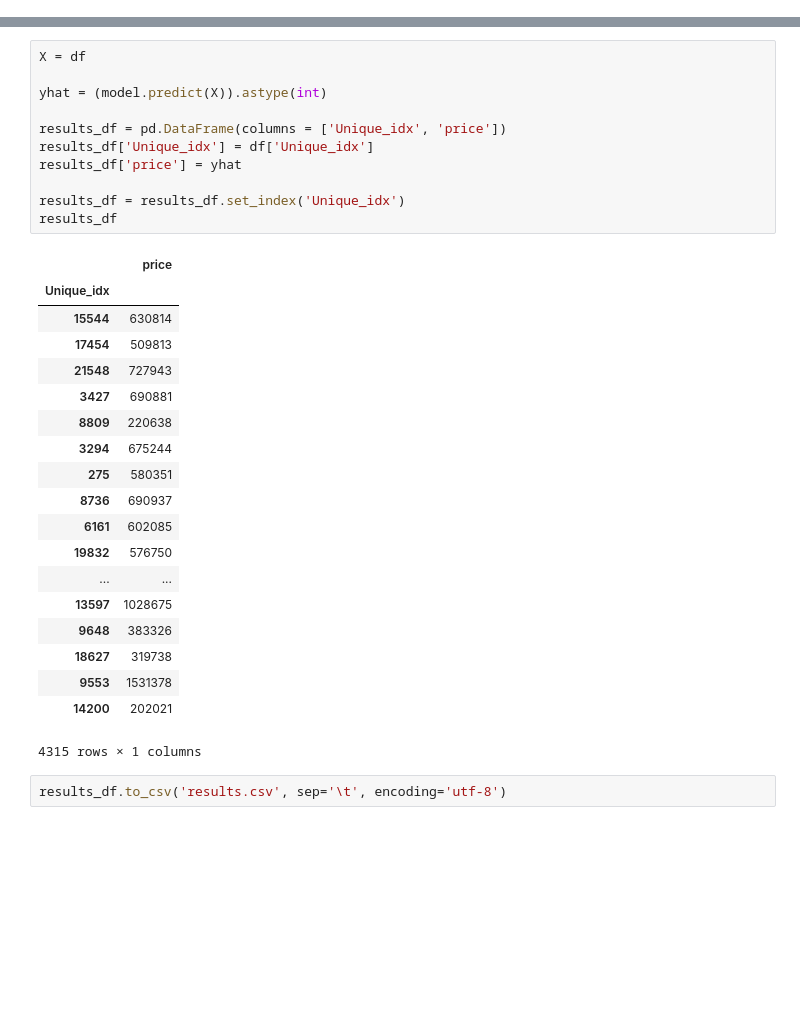
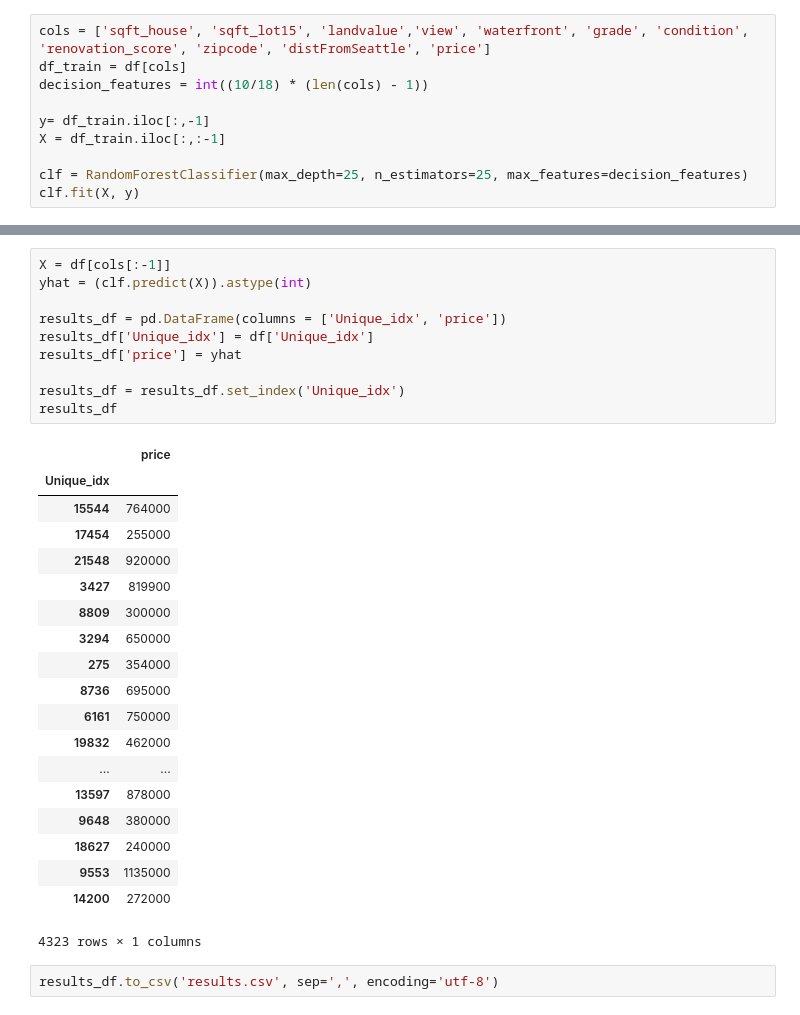
Before and after one commit to WhyHelloPear/kaggle01, a Jupyter notebook: final_model.ipynb, the cells around one changed output, grey strips where cells are left out. Cells and saved outputs as stored; diff of their text form; blank space fills up the shorter version.

```diff
--- a/final_model.ipynb
+++ b/final_model.ipynb
@@ -12,0 +319,10 @@ import statsmodels.formula.api as smf
+# %%
+cols = ['sqft_house', 'sqft_lot15', 'landvalue','view', 'waterfront', 'grade', 'condition', 'renovation_score', 'zipcode', 'distFromSeattle', 'price']
+df_train = df[cols]
+decision_features = int((10/18) * (len(cols) - 1))
+
+y= df_train.iloc[:,-1]
+X = df_train.iloc[:,:-1]
+
+clf = RandomForestClassifier(max_depth=25, n_estimators=25, max_features=decision_features)
+clf.fit(X, y)
@@ -166,33 +388,32 @@ df.head()
 # %%
-X = df
-
-yhat = (model.predict(X)).astype(int)
+X = df[cols[:-1]]
+yhat = (clf.predict(X)).astype(int)
 
 results_df = pd.DataFrame(columns = ['Unique_idx', 'price'])
 results_df['Unique_idx'] = df['Unique_idx']
 results_df['price'] = yhat
 
 results_df = results_df.set_index('Unique_idx')
 results_df
 # %% [output]
 |  | price |
 | Unique_idx |  |
-| 15544 | 630814 |
-| 17454 | 509813 |
-| 21548 | 727943 |
-| 3427 | 690881 |
-| 8809 | 220638 |
-| 3294 | 675244 |
-| 275 | 580351 |
-| 8736 | 690937 |
-| 6161 | 602085 |
-| 19832 | 576750 |
+| 15544 | 764000 |
+| 17454 | 255000 |
+| 21548 | 920000 |
+| 3427 | 819900 |
+| 8809 | 300000 |
+| 3294 | 650000 |
+| 275 | 354000 |
+| 8736 | 695000 |
+| 6161 | 750000 |
+| 19832 | 462000 |
 | ... | ... |
-| 13597 | 1028675 |
-| 9648 | 383326 |
-| 18627 | 319738 |
-| 9553 | 1531378 |
-| 14200 | 202021 |
+| 13597 | 878000 |
+| 9648 | 380000 |
+| 18627 | 240000 |
+| 9553 | 1135000 |
+| 14200 | 272000 |
-4315 rows × 1 columns
+4323 rows × 1 columns
 # %%
-results_df.to_csv('results.csv', sep='\t', encoding='utf-8')
+results_df.to_csv('results.csv', sep=',', encoding='utf-8')
```
Also changed, not shown: parts of 12 cells of this notebook, 6 other files.
